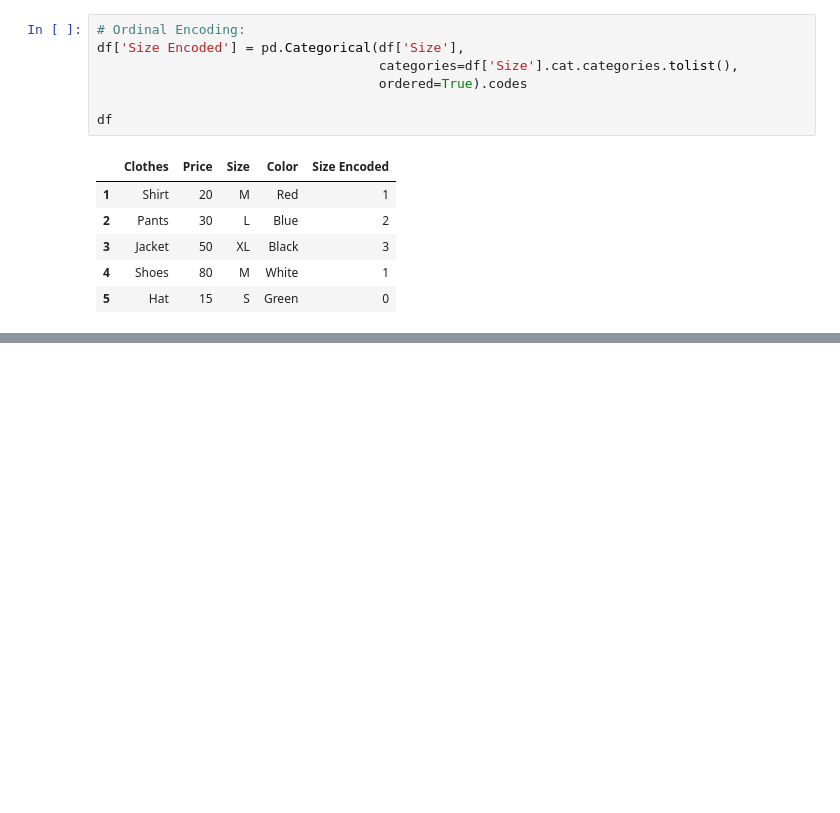
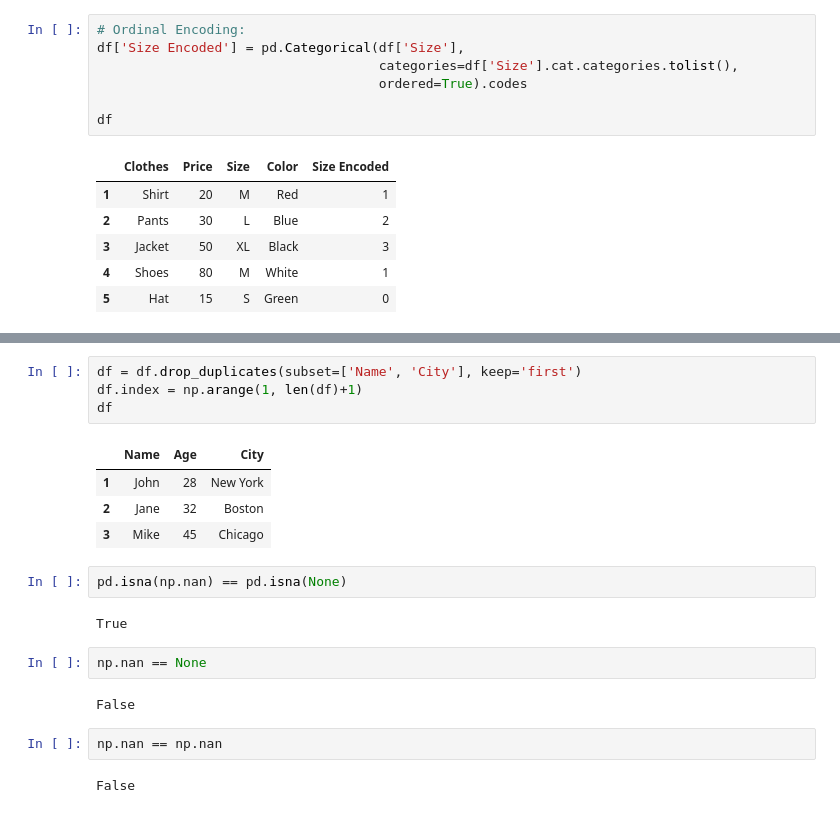
Before and after one commit to mseifoori/Machine-Learning-Exercises, a Jupyter notebook: Data_Processing/Notes/pandas_notes.ipynb, the cells around one changed output, grey strips where cells are left out. Saved outputs shown, nothing was run; the diff lists cells and outputs as text; blank space fills up the shorter version.

```diff
--- a/Data_Processing/Notes/pandas_notes.ipynb
+++ b/Data_Processing/Notes/pandas_notes.ipynb
@@ -634,0 +695,21 @@ df
+# %%
+df = df.drop_duplicates(subset=['Name', 'City'], keep='first')
+df.index = np.arange(1, len(df)+1)
+df
+# %% [output]
+|  | Name | Age | City |
+| 1 | John | 28 | New York |
+| 2 | Jane | 32 | Boston |
+| 3 | Mike | 45 | Chicago |
+# %%
+pd.isna(np.nan) == pd.isna(None)
+# %% [output]
+True
+# %%
+np.nan == None
+# %% [output]
+False
+# %%
+np.nan == np.nan
+# %% [output]
+False
```
Also changed, not shown: parts of 8 cells of this notebook, 10 other files.
